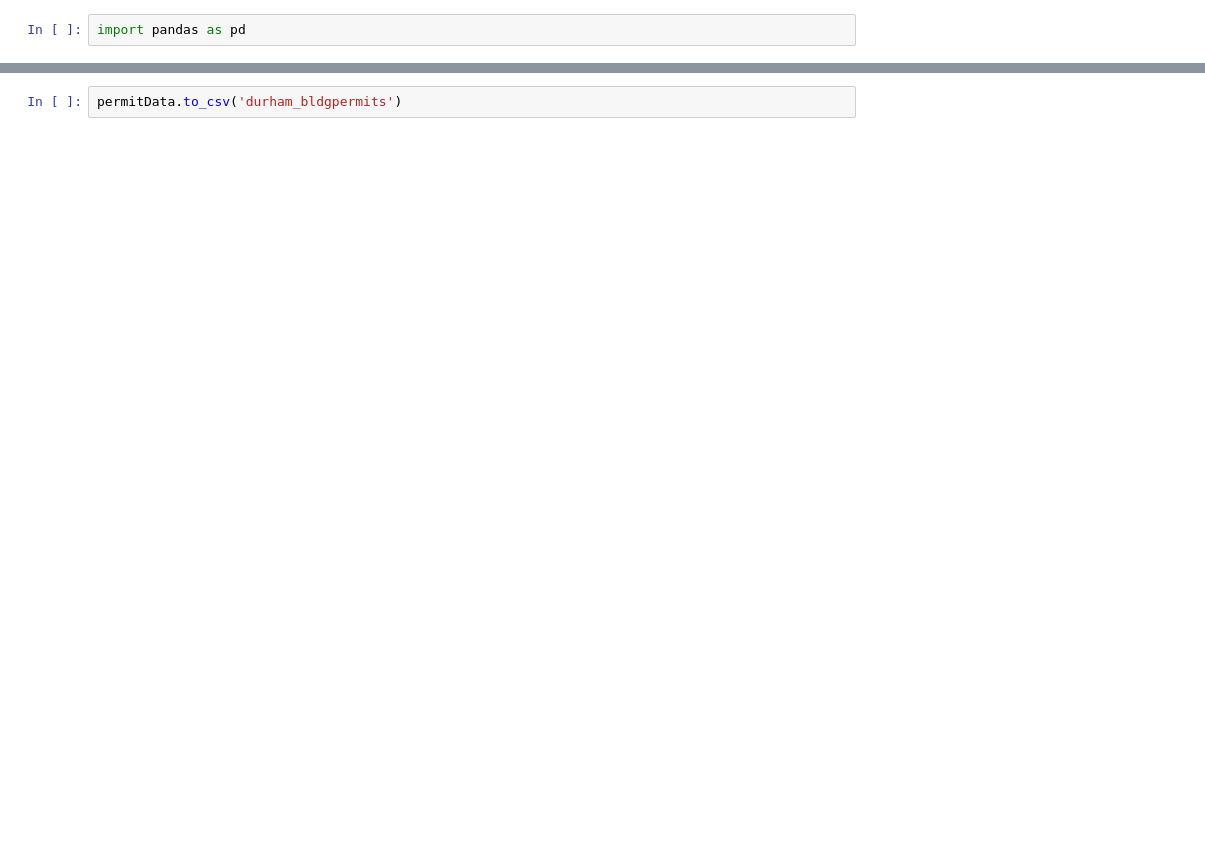
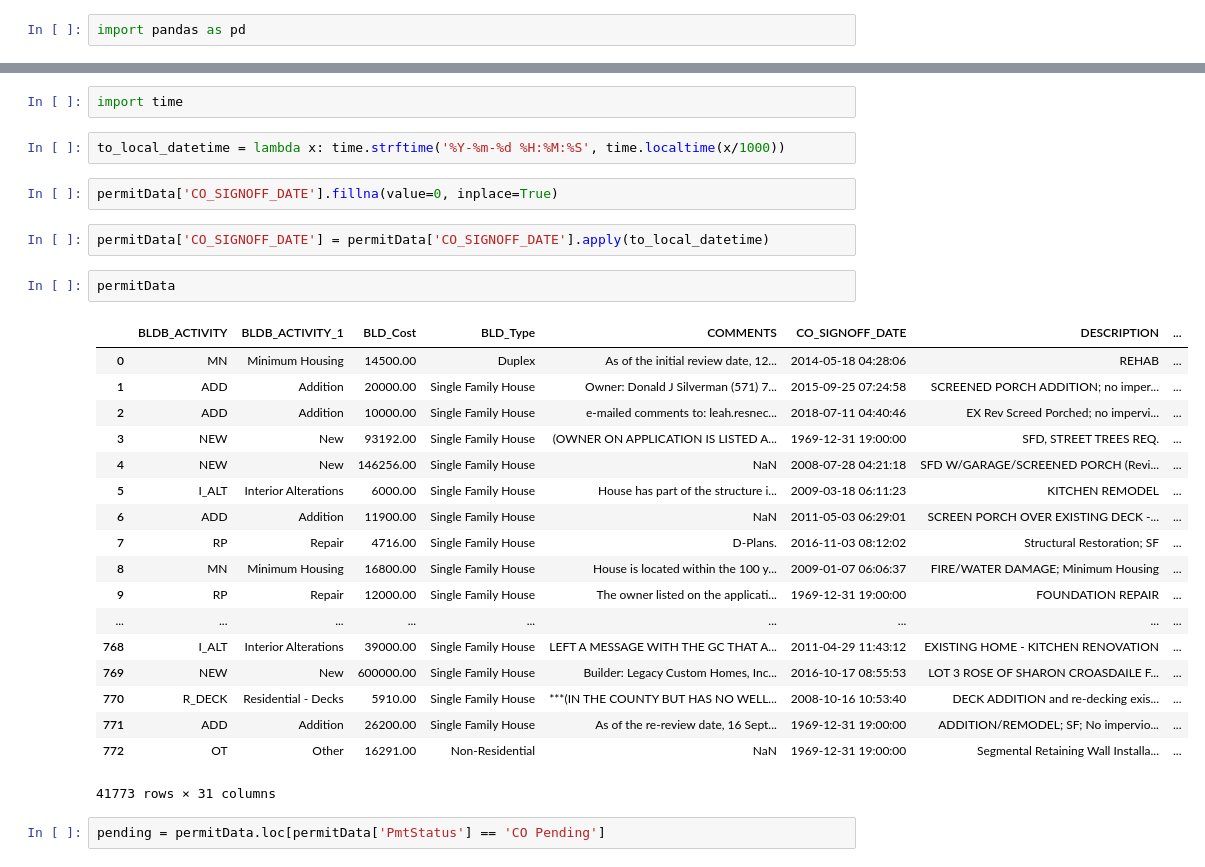
Before and after one commit to codefordurham/datahub-dw, a Jupyter notebook: permits/durham_bldgpermits.ipynb, the cells around one changed output, grey strips where cells are left out. Cells and saved outputs as stored; diff of their text form; blank space fills up the shorter version.

```diff
--- a/permits/durham_bldgpermits.ipynb
+++ b/permits/durham_bldgpermits.ipynb
@@ -62,3 +25,32 @@ permitData
 41773 rows × 31 columns
+# %%
+import time
+# %%
+to_local_datetime = lambda x: time.strftime('%Y-%m-%d %H:%M:%S', time.localtime(x/1000))
+# %%
+permitData['CO_SIGNOFF_DATE'].fillna(value=0, inplace=True)
+# %%
+permitData['CO_SIGNOFF_DATE'] = permitData['CO_SIGNOFF_DATE'].apply(to_local_datetime)
 # %%
-permitData.to_csv('durham_bldgpermits')
+permitData
+# %% [output]
+|  | BLDB_ACTIVITY | BLDB_ACTIVITY_1 | BLD_Cost | BLD_Type | COMMENTS | CO_SIGNOFF_DATE | DESCRIPTION | ... |
+| 0 | MN | Minimum Housing | 14500.00 | Duplex | As of the initial review date, 12... | 2014-05-18 04:28:06 | REHAB | ... |
+| 1 | ADD | Addition | 20000.00 | Single Family House | Owner: Donald J Silverman (571) 7... | 2015-09-25 07:24:58 | SCREENED PORCH ADDITION; no imper... | ... |
+| 2 | ADD | Addition | 10000.00 | Single Family House | e-mailed comments to: leah.resnec... | 2018-07-11 04:40:46 | EX Rev Screed Porched; no impervi... | ... |
+| 3 | NEW | New | 93192.00 | Single Family House | (OWNER ON APPLICATION IS LISTED A... | 1969-12-31 19:00:00 | SFD, STREET TREES REQ. | ... |
+| 4 | NEW | New | 146256.00 | Single Family House | NaN | 2008-07-28 04:21:18 | SFD W/GARAGE/SCREENED PORCH (Revi... | ... |
+| 5 | I_ALT | Interior Alterations | 6000.00 | Single Family House | House has part of the structure i... | 2009-03-18 06:11:23 | KITCHEN REMODEL | ... |
+| 6 | ADD | Addition | 11900.00 | Single Family House | NaN | 2011-05-03 06:29:01 | SCREEN PORCH OVER EXISTING DECK -... | ... |
+| 7 | RP | Repair | 4716.00 | Single Family House | D-Plans. | 2016-11-03 08:12:02 | Structural Restoration; SF | ... |
+| 8 | MN | Minimum Housing | 16800.00 | Single Family House | House is located within the 100 y... | 2009-01-07 06:06:37 | FIRE/WATER DAMAGE; Minimum Housing | ... |
+| 9 | RP | Repair | 12000.00 | Single Family House | The owner listed on the applicati... | 1969-12-31 19:00:00 | FOUNDATION REPAIR | ... |
+| ... | ... | ... | ... | ... | ... | ... | ... | ... |
+| 768 | I_ALT | Interior Alterations | 39000.00 | Single Family House | LEFT A MESSAGE WITH THE GC THAT A... | 2011-04-29 11:43:12 | EXISTING HOME - KITCHEN RENOVATION | ... |
+| 769 | NEW | New | 600000.00 | Single Family House | Builder: Legacy Custom Homes, Inc... | 2016-10-17 08:55:53 | LOT 3 ROSE OF SHARON CROASDAILE F... | ... |
+| 770 | R_DECK | Residential - Decks | 5910.00 | Single Family House | ***(IN THE COUNTY BUT HAS NO WELL... | 2008-10-16 10:53:40 | DECK ADDITION and re-decking exis... | ... |
+| 771 | ADD | Addition | 26200.00 | Single Family House | As of the re-review date, 16 Sept... | 1969-12-31 19:00:00 | ADDITION/REMODEL; SF; No impervio... | ... |
+| 772 | OT | Other | 16291.00 | Non-Residential | NaN | 1969-12-31 19:00:00 | Segmental Retaining Wall Installa... | ... |
+41773 rows × 31 columns
+# %%
+pending = permitData.loc[permitData['PmtStatus'] == 'CO Pending']
```
Also changed, not shown: parts of 13 cells of this notebook, 1 other file.
